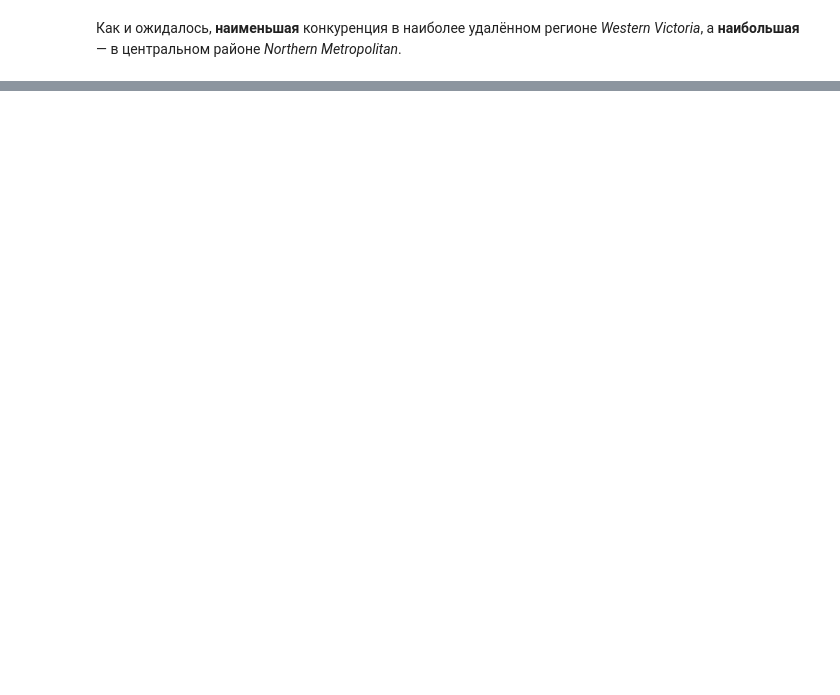
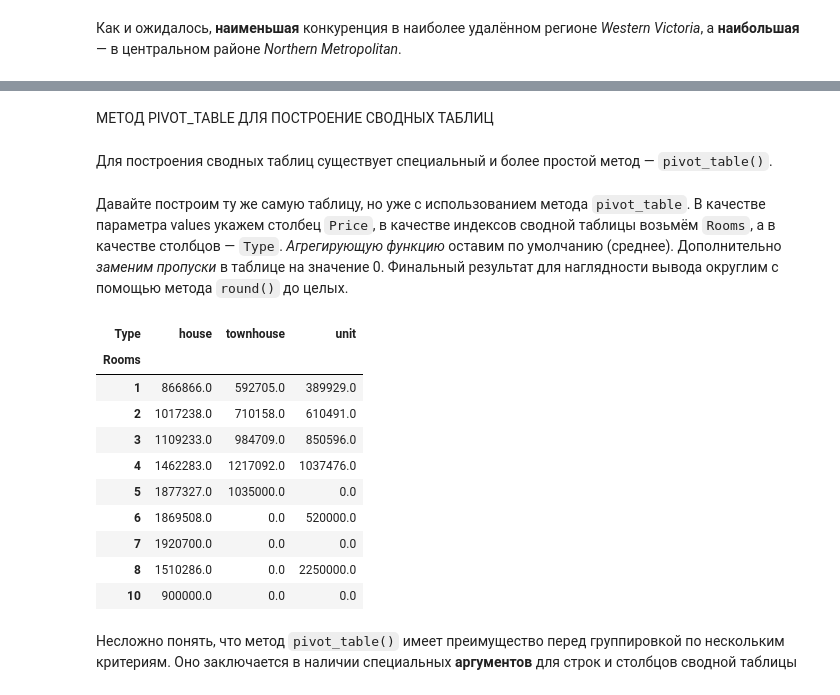
Before and after one commit to AnGera57/st_data_science, a Jupyter notebook: Skillfactory/12 - Python для анализа данных/Python для анализа данных.ipynb, the cells around one changed output, grey strips where cells are left out. Saved outputs shown, nothing was run; the diff lists cells and outputs as text; code cells hidden in the pictures; blank space fills up the shorter version.

```diff
--- a/Skillfactory/12 - Python для анализа данных/Python для анализа данных.ipynb
+++ b/Skillfactory/12 - Python для анализа данных/Python для анализа данных.ipynb
@@ -390,0 +550,27 @@ melb_df.groupby('Regionname')['SellerG'].agg(
+# %% [markdown]
+МЕТОД PIVOT_TABLE ДЛЯ ПОСТРОЕНИЕ СВОДНЫХ ТАБЛИЦ
+# %% [markdown]
+Для построения сводных таблиц существует специальный и более простой метод — `pivot_table()`.
+# %% [markdown]
+Давайте построим ту же самую таблицу, но уже с использованием метода `pivot_table`. В качестве параметра values укажем столбец `Price`, в качестве индексов сводной таблицы возьмём `Rooms`, а в качестве столбцов — `Type`. *Агрегирующую функцию* оставим по умолчанию (среднее). Дополнительно *заменим пропуски* в таблице на значение 0. Финальный результат для наглядности вывода округлим с помощью метода `round()` до целых.
+# %%
+melb_df.pivot_table(
+    values='Price',
+    index='Rooms',
+    columns='Type',
+    fill_value=0
+).round()
+# %% [output]
+| Type | house | townhouse | unit |
+| Rooms |  |  |  |
+| 1 | 866866.0 | 592705.0 | 389929.0 |
+| 2 | 1017238.0 | 710158.0 | 610491.0 |
+| 3 | 1109233.0 | 984709.0 | 850596.0 |
+| 4 | 1462283.0 | 1217092.0 | 1037476.0 |
+| 5 | 1877327.0 | 1035000.0 | 0.0 |
+| 6 | 1869508.0 | 0.0 | 520000.0 |
+| 7 | 1920700.0 | 0.0 | 0.0 |
+| 8 | 1510286.0 | 0.0 | 2250000.0 |
+| 10 | 900000.0 | 0.0 | 0.0 |
+# %% [markdown]
+Несложно понять, что метод `pivot_table()` имеет преимущество перед группировкой по нескольким критериям. Оно заключается в наличии специальных **аргументов** для строк и столбцов сводной таблицы
```
Also changed, not shown: parts of 45 cells of this notebook.
